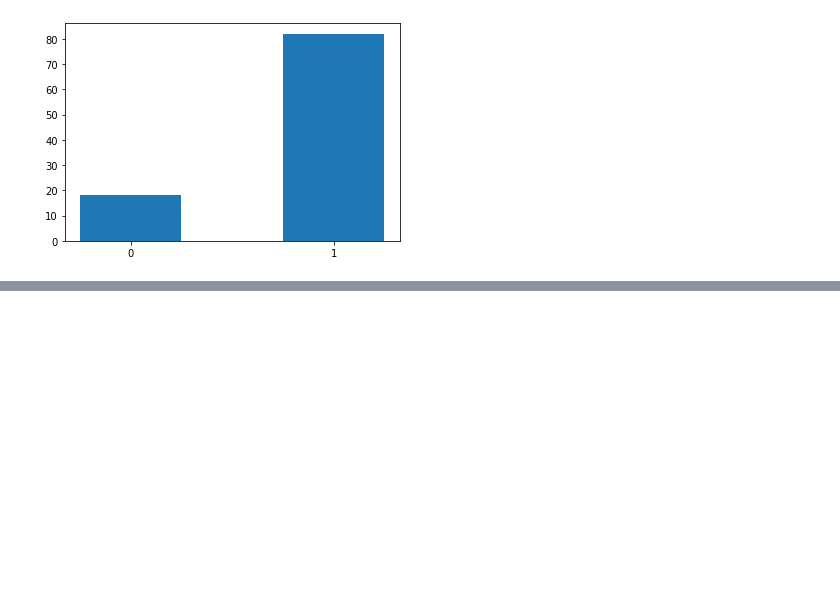
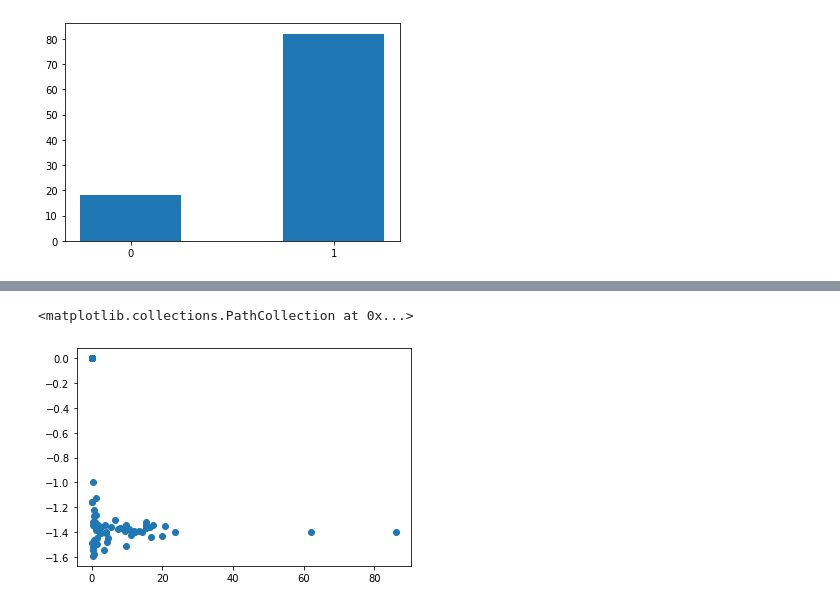
Before and after one commit to oarzi/GSoC_2021_QMLHEP_Ofir_Arzi, a Jupyter notebook: GSoC_QMLHEP_Ofir.ipynb, the cells around one changed output, grey strips where cells are left out. Drawn from its saved outputs; the diff is of its cells as text; code cells hidden in the pictures; blank space fills up the shorter version.

```diff
--- a/GSoC_QMLHEP_Ofir.ipynb
+++ b/GSoC_QMLHEP_Ofir.ipynb
@@ -96,0 +305,5 @@ with np.load('QIS_EXAM_200Events.npz',allow_pickle=True) as data:
+# %%
+plt.scatter(X[2,:,0],X[2,:,1])
+# %% [output]
+<matplotlib.collections.PathCollection at 0x...>
+[figure, added]
```
Also changed, not shown: parts of 24 cells of this notebook, 1 other file.
